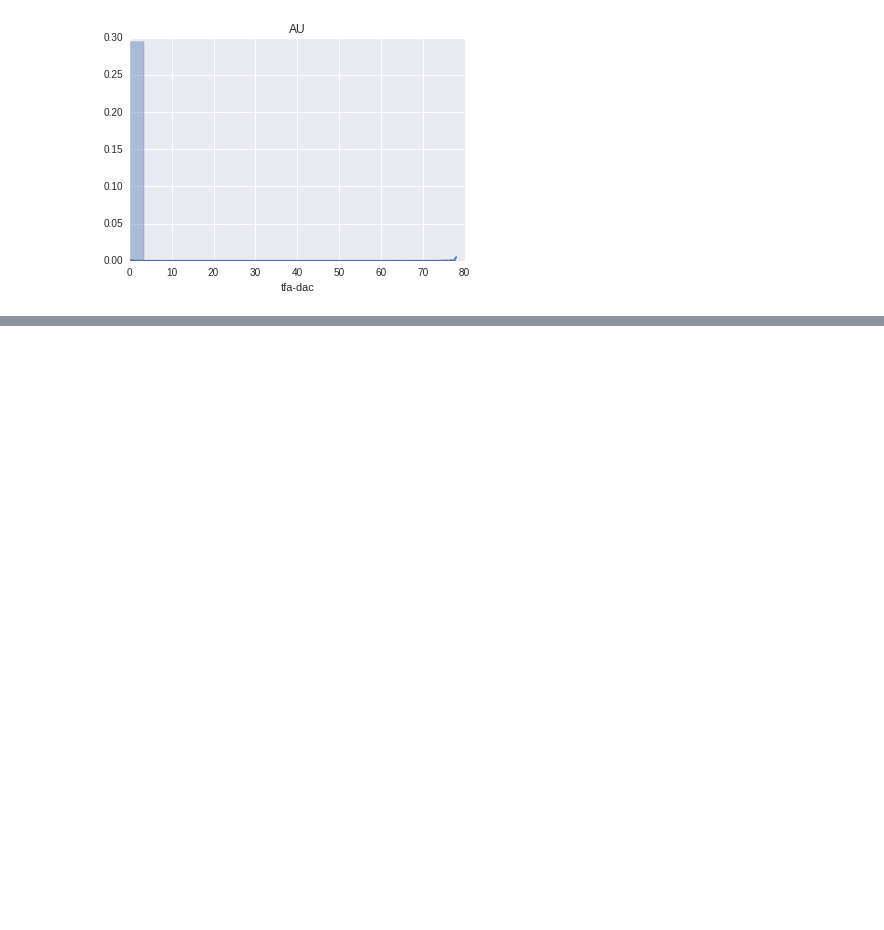
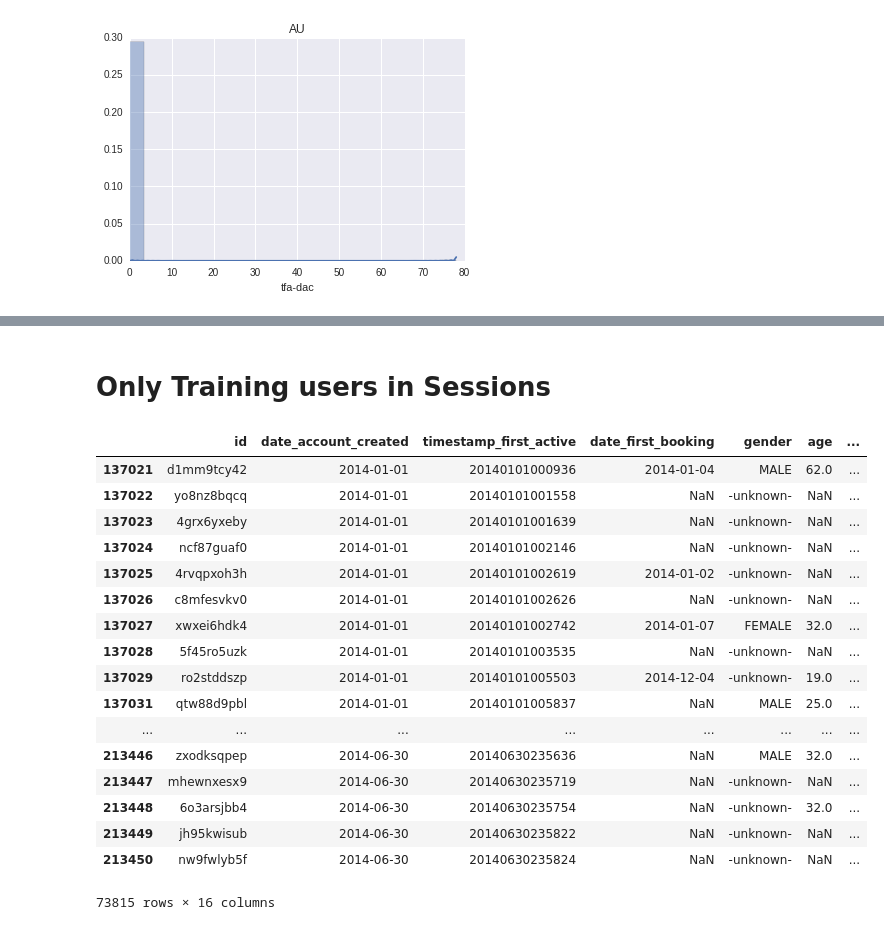
Before and after one commit to bhedayat/258-Assignment-2, a Jupyter notebook: DataExploration/Data-Exploration-Ninad.ipynb, the cells around one changed output, grey strips where cells are left out. Cells and saved outputs as stored; diff of their text form; code cells hidden in the pictures; blank space fills up the shorter version.

```diff
--- a/DataExploration/Data-Exploration-Ninad.ipynb
+++ b/DataExploration/Data-Exploration-Ninad.ipynb
@@ -159,0 +162,2 @@ for d in dest_bought:
+# %%
+sessions = pd.read_csv('../../Data/sessions.csv')
@@ -159,0 +248,25 @@ for d in dest_bought:
+# %% [markdown]
+# Only Training users in Sessions
+# %%
+train_in_sessions = train_users[train_users['id'].drop_duplicates().isin(sessions['user_id'].drop_duplicates())]
+# %%
+train_in_sessions
+# %% [output]
+|  | id | date_account_created | timestamp_first_active | date_first_booking | gender | age | ... |
+| 137021 | d1mm9tcy42 | 2014-01-01 | 20140101000936 | 2014-01-04 | MALE | 62.0 | ... |
+| 137022 | yo8nz8bqcq | 2014-01-01 | 20140101001558 | NaN | -unknown- | NaN | ... |
+| 137023 | 4grx6yxeby | 2014-01-01 | 20140101001639 | NaN | -unknown- | NaN | ... |
+| 137024 | ncf87guaf0 | 2014-01-01 | 20140101002146 | NaN | -unknown- | NaN | ... |
+| 137025 | 4rvqpxoh3h | 2014-01-01 | 20140101002619 | 2014-01-02 | -unknown- | NaN | ... |
+| 137026 | c8mfesvkv0 | 2014-01-01 | 20140101002626 | NaN | -unknown- | NaN | ... |
+| 137027 | xwxei6hdk4 | 2014-01-01 | 20140101002742 | 2014-01-07 | FEMALE | 32.0 | ... |
+| 137028 | 5f45ro5uzk | 2014-01-01 | 20140101003535 | NaN | -unknown- | NaN | ... |
+| 137029 | ro2stddszp | 2014-01-01 | 20140101005503 | 2014-12-04 | -unknown- | 19.0 | ... |
+| 137031 | qtw88d9pbl | 2014-01-01 | 20140101005837 | NaN | MALE | 25.0 | ... |
+| ... | ... | ... | ... | ... | ... | ... | ... |
+| 213446 | zxodksqpep | 2014-06-30 | 20140630235636 | NaN | MALE | 32.0 | ... |
+| 213447 | mhewnxesx9 | 2014-06-30 | 20140630235719 | NaN | -unknown- | NaN | ... |
+| 213448 | 6o3arsjbb4 | 2014-06-30 | 20140630235754 | NaN | -unknown- | 32.0 | ... |
+| 213449 | jh95kwisub | 2014-06-30 | 20140630235822 | NaN | -unknown- | NaN | ... |
+| 213450 | nw9fwlyb5f | 2014-06-30 | 20140630235824 | NaN | -unknown- | NaN | ... |
+73815 rows × 16 columns
```
Also changed, not shown: parts of 9 cells of this notebook.
